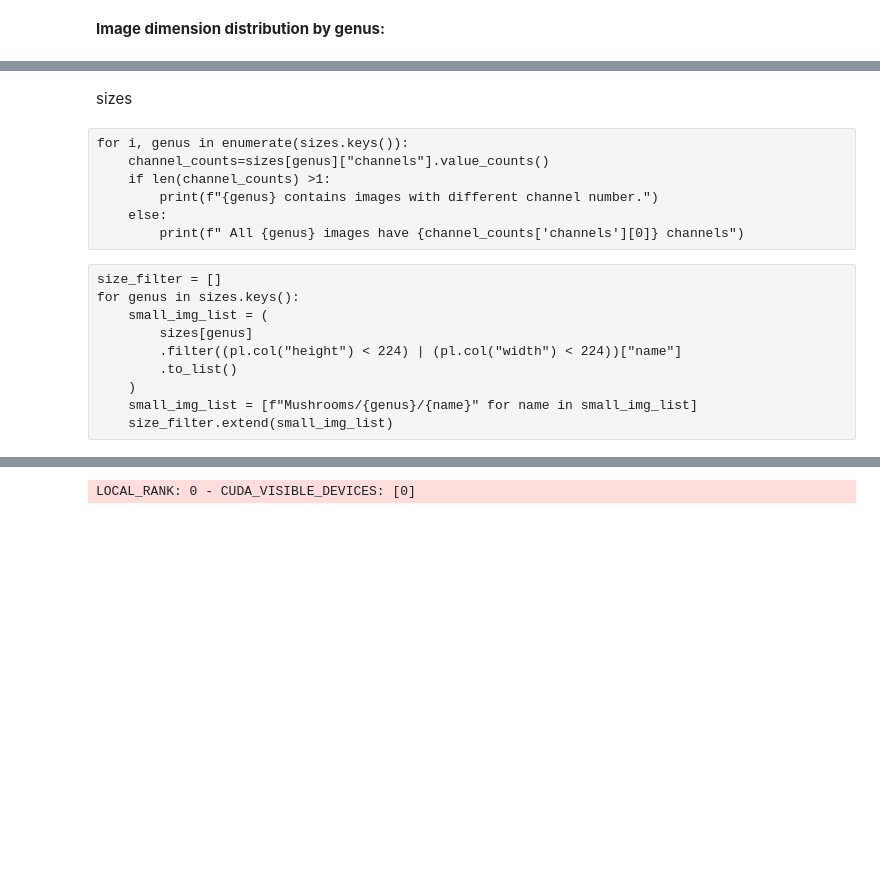
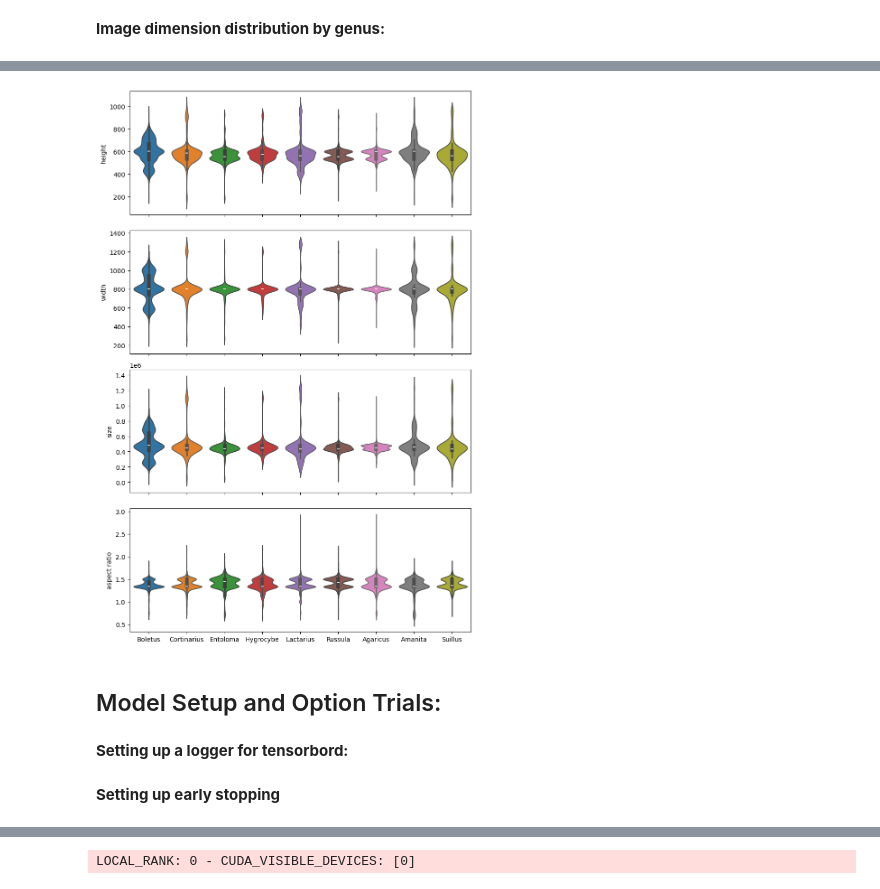
Before and after one commit to gediminas-skvarnavicius/mushroom-classifier, a Jupyter notebook: mushroom_analysis.ipynb, the cells around one changed output, grey strips where cells are left out. Saved outputs shown, nothing was run; the diff lists cells and outputs as text; code cells hidden in the pictures; blank space fills up the shorter version.

```diff
--- a/mushroom_analysis.ipynb
+++ b/mushroom_analysis.ipynb
@@ -88,0 +95,11 @@ for genus in genus_data_count.keys():
+# %%
+sizes = {}
+for genus in genus_data_count.keys():
+    sizes[genus] = pl.DataFrame(schema={"name":str, "height":int, "width":int, "channels":int})
+    for img_name in os.listdir(f"Mushrooms/{genus}"):
+        img = cv2.imread(f"Mushrooms/{genus}/{img_name}")
+        height, width, channels = img.shape
+        extend_df = pl.DataFrame(
+            {"name": img_name, "height": height, "width": width, "channels": channels}
+        )
+        sizes[genus]=sizes[genus].extend(extend_df)
@@ -116,19 +109,0 @@ plt.show()
-# %% [markdown]
-sizes
-# %% [raw]
-for i, genus in enumerate(sizes.keys()):
-    channel_counts=sizes[genus]["channels"].value_counts()
-    if len(channel_counts) >1:
-        print(f"{genus} contains images with different channel number.")
-    else:
-        print(f" All {genus} images have {channel_counts['channels'][0]} channels")
-# %% [raw]
-size_filter = []
-for genus in sizes.keys():
-    small_img_list = (
-        sizes[genus]
-        .filter((pl.col("height") < 224) | (pl.col("width") < 224))["name"]
-        .to_list()
-    )
-    small_img_list = [f"Mushrooms/{genus}/{name}" for name in small_img_list]
-    size_filter.extend(small_img_list)
@@ -141,5 +110,38 @@ transform = transforms.Compose([
+# %%
+fig_sizes, ax_sizes = plt.subplots(
+    4, 1, figsize=(BASE_FIG_SIZE[0], BASE_FIG_SIZE[1] * 2.5), sharex=True
+)
+for i, genus in enumerate(sizes.keys()):
+    sns.violinplot(y=sizes[genus]["height"], x=i, ax=ax_sizes[0])
+    sns.violinplot(y=sizes[genus]["width"], x=i, ax=ax_sizes[1])
+    sns.violinplot(
+        y=sizes[genus]
+        .select((pl.col("height") * pl.col("width")).alias("size"))
+        .to_series(),
+        x=i,
+        ax=ax_sizes[2],
+    )
+    sns.violinplot(
+        y=sizes[genus]
+        .select((pl.col("width") / pl.col("height")).alias("aspect ratio"))
+        .to_series(),
+        x=i,
+        ax=ax_sizes[3],
+    )
+
+ax_sizes[3].set_xticks(ticks=np.arange(len(sizes)), labels=sizes.keys())
+plt.tight_layout()
+plt.show()
+# %% [output]
+[figure, added]
+# %% [markdown]
+## Model Setup and Option Trials:
+# %% [markdown]
+**Setting up a logger for tensorbord:**
 # %%
 tb_logger = ptl.loggers.TensorBoardLogger('logs')
+# %% [markdown]
+**Setting up early stopping**
 # %%
 early_stopping_callback = EarlyStopping(
     monitor='val_loss',
```
Also changed, not shown: parts of 41 cells of this notebook, 4 other files.
